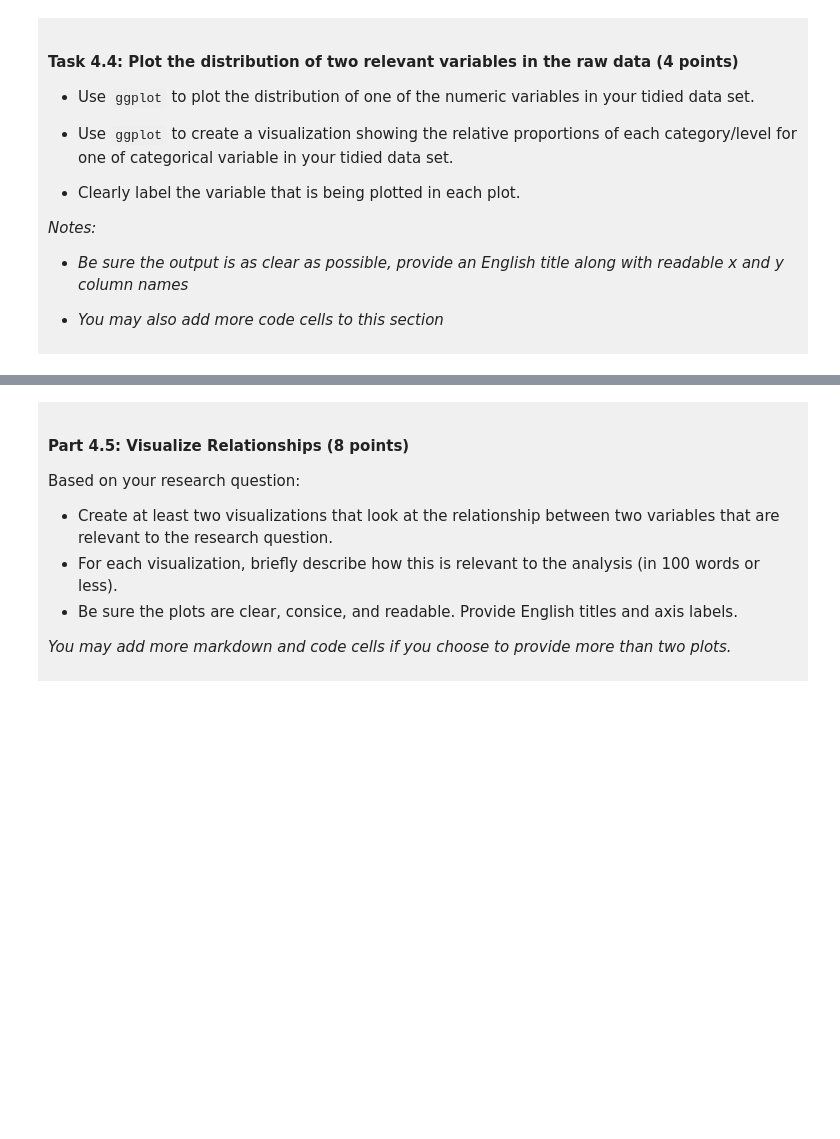
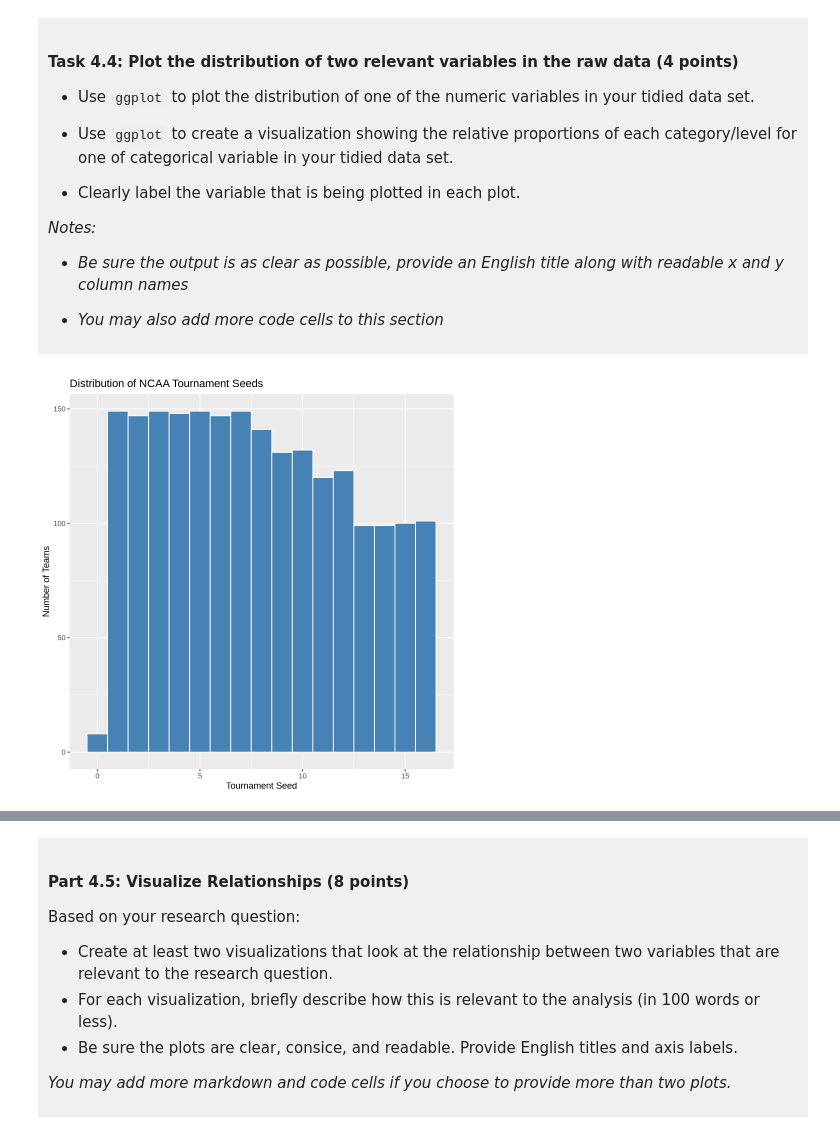
Before and after one commit to tanrozg-cyber/dsci-100-project-tanroz-gill, a Jupyter notebook: dsci-100-project-notebook.ipynb, the cells around one changed output, grey strips where cells are left out. Drawn from its saved outputs; the diff is of its cells as text; code cells hidden in the pictures; blank space fills up the shorter version.

```diff
--- a/dsci-100-project-notebook.ipynb
+++ b/dsci-100-project-notebook.ipynb
@@ -350,5 +350,14 @@ A tibble: 2 × 2
 
 </div>
 # %%
-### EDIT THIS CODE CELL FOR PLOT 1 ###
+basketball_tidy |>
+ggplot(aes(x = seed)) +
+geom_histogram(binwidth = 1, fill = "steelblue", color = "white") +
+labs(
+    title = "Distribution of NCAA Tournament Seeds",
+    x = "Tournament Seed",
+    y = "Number of Teams"
+    )
+# %% [output]
+[figure, added]
 # %%
```
Also changed, not shown: parts of 1 cell of this notebook.
